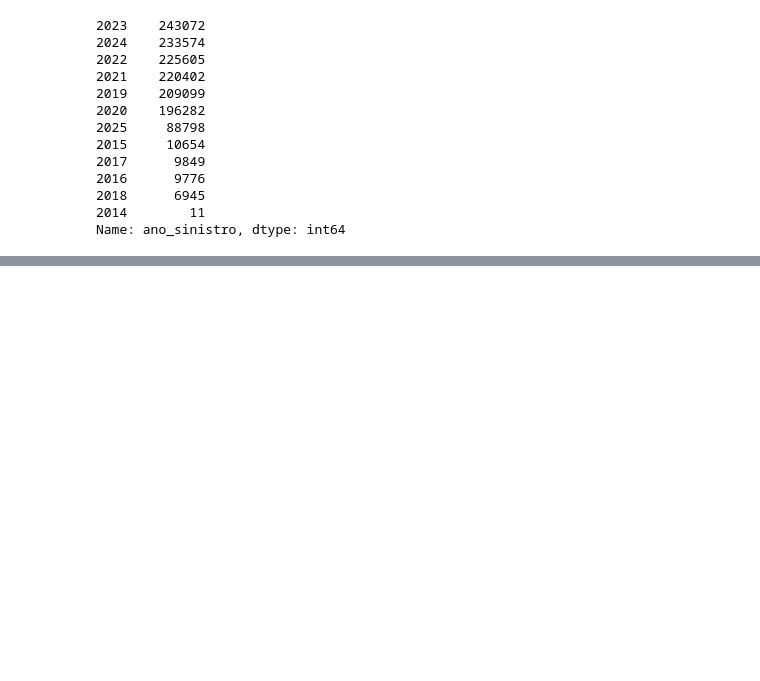
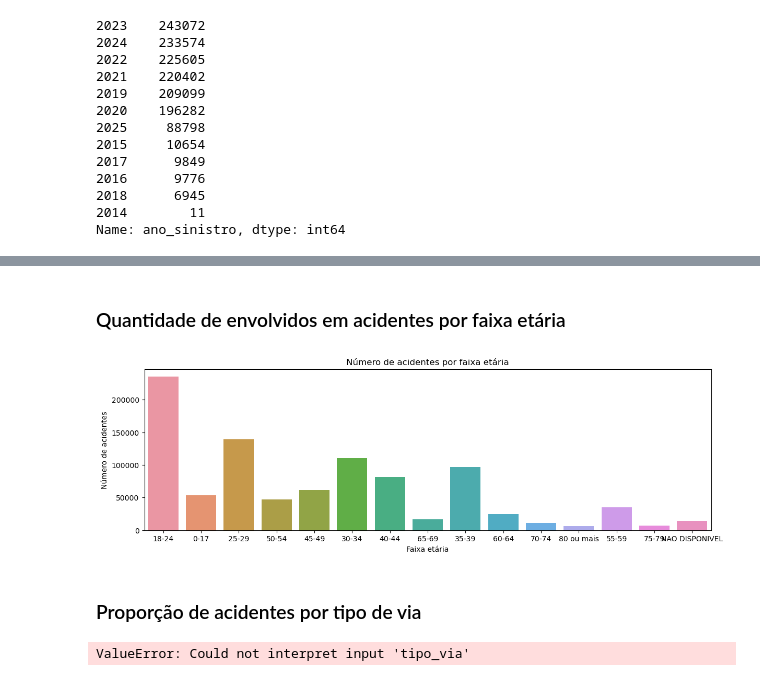
Before and after one commit to Enzzx/CityAccidentAnalysis, a Jupyter notebook: notebook/data-analysis.ipynb, the cells around one changed output, grey strips where cells are left out. Saved outputs shown, nothing was run; the diff lists cells and outputs as text; code cells hidden in the pictures; blank space fills up the shorter version.

```diff
--- a/notebook/data-analysis.ipynb
+++ b/notebook/data-analysis.ipynb
@@ -32,0 +81,15 @@ dfv = dfv[dfv["ano_sinistro"] >= 2019]
+# %% [markdown]
+### Quantidade de envolvidos em acidentes por faixa etária
+# %%
+plt.figure(figsize=(14, 4))
+sns.countplot(data=dfp, x="faixa_etaria_legal")
+
+plt.title("Número de acidentes por faixa etária")
+plt.xlabel("Faixa etária")
+plt.ylabel("Número de acidentes")
+
+plt.show()
+# %% [output]
+[figure, added]
+# %% [markdown]
+### Proporção de acidentes por tipo de via
@@ -32,0 +98,4 @@ dfv = dfv[dfv["ano_sinistro"] >= 2019]
+# %%
+sns.countplot(data=df_ps, x="tipo_via", hue="gravidade_lesao")
+# %% [output]
+ValueError: Could not interpret input 'tipo_via'
```
Also changed, not shown: parts of 12 cells of this notebook, 1 other file.
